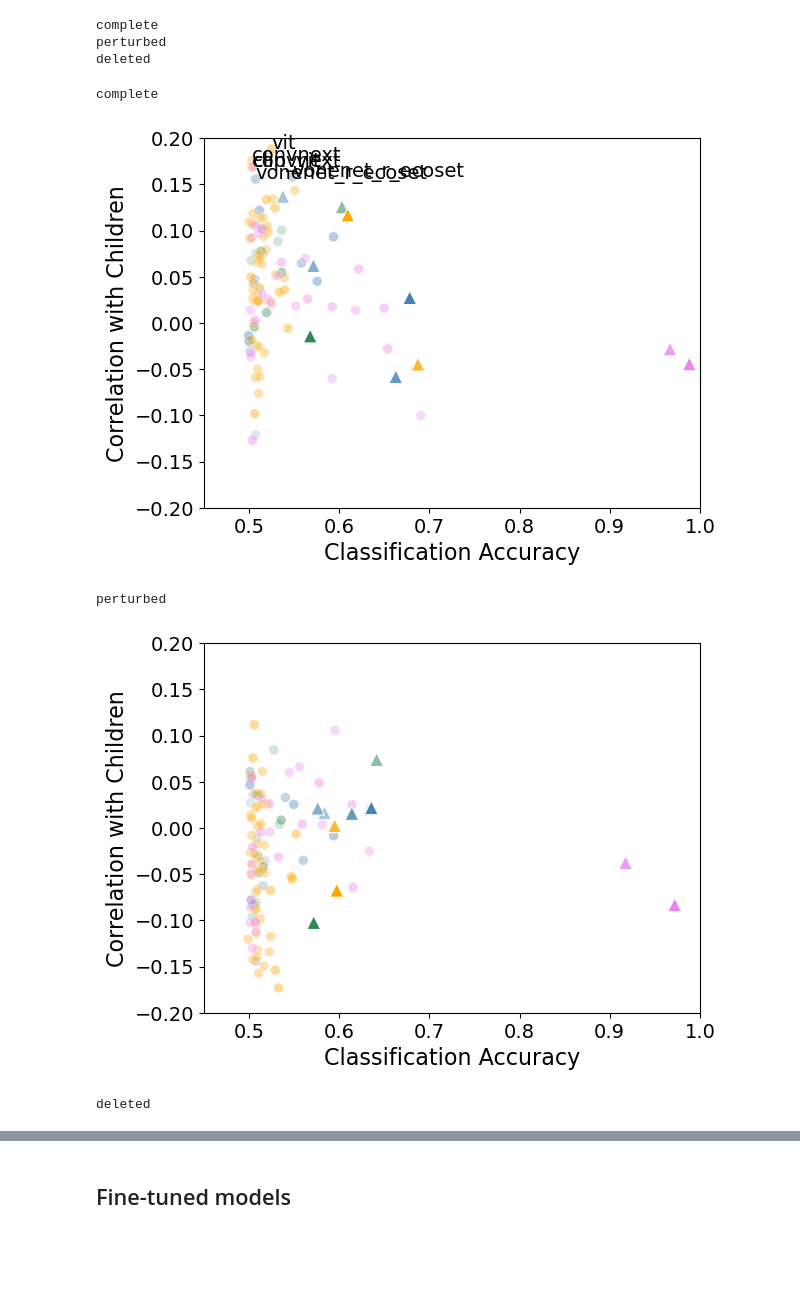
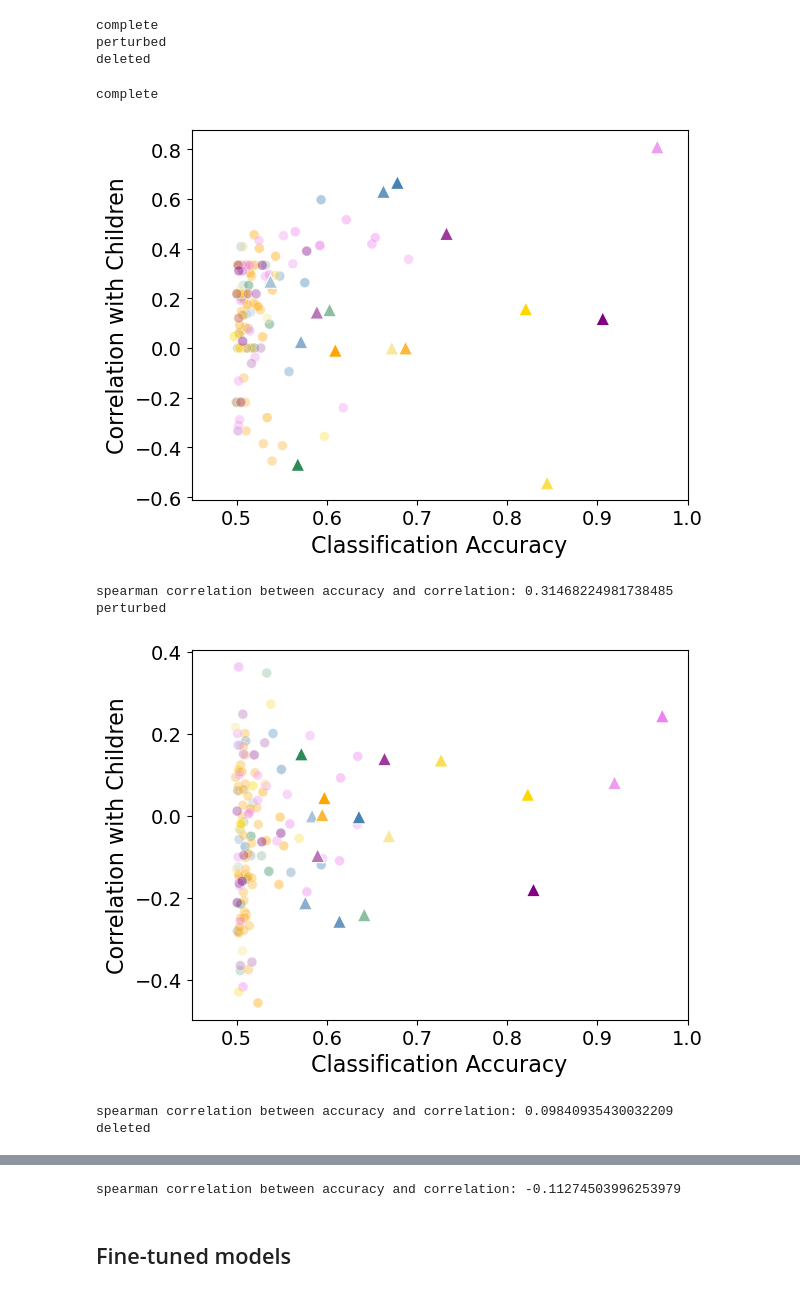
Before and after one commit to vayzenb/kornet, a Jupyter notebook: analyses/model_comparisons.ipynb, the cells around one changed output, grey strips where cells are left out. Drawn from its saved outputs; the diff is of its cells as text; code cells hidden in the pictures; blank space fills up the shorter version.

Commit message:
updated figures

```diff
--- a/analyses/model_comparisons.ipynb
+++ b/analyses/model_comparisons.ipynb
@@ -135,7 +135,7 @@ train_ns = [5, 10, 25, 50, 100, 150, 200, 250, 300]
 
 
 #load data
-sub_summary = pd.read_csv(f'{results_dir}/group_data/sub_summary_long_imputed_at_chance.csv')
+sub_summary = pd.read_csv(f'{results_dir}/group_data/sub_summary_long_impute_below_chance.csv')
 
 #load adult data
 sub_summary_adult = pd.read_csv(f'{results_dir}/group_data/sub_summary_adult.csv')
@@ -372,9 +372,7 @@ classifier = 'KNN'
 train_n = 150
 model_conds = ['Outline','Pert','IC']
 
-model_arch = ['vonenet_ff_ecoset','vonenet_ff_stylized-ecoset','vonenet_r_ecoset','vonenet_r_stylized-ecoset',
-              'SayCam', 'cvcl',
-                'convnext', 'vit','vit_dinov2', 'clip_vit']
+
                 #'resnet50', 'resnet50_21k','clip_resnet_15m', 'clip_resnet']
 all_colors = model_colors[0] + model_colors[1]
 
@@ -516,6 +514,8 @@ for cond in cond_names:
 
     #merge trainings sizes with all_organisms by model column
     all_organisms = pd.merge(all_organisms, train_size, on = 'model', how = 'left')
+
+
 
     #log transform training size
     #all_organisms['dataset_size'] = np.log(all_organisms['dataset_size'])
@@ -550,12 +550,12 @@ for cond in cond_names:
 
 
     #xlim = 50 million to 20 billion
-    plt.xlim(50000000, 20000000000)
+    plt.xlim(50000000, 25000000000)
 
     #xticks = 50 million to 20 billion
-    plt.xticks([50000000, 100000000, 1000000000, 10000000000], ['50M', '100M', '1B', '10B'])
+    #plt.xticks([50000000, 100000000, 1000000000, 10000000000], ['50M', '100M', '1B', '10B'])
 
-
+    plt.ylim(.45,1.02)
 
 
 
@@ -583,12 +583,13 @@ for cond in cond_names:
 
     #add labels to each point
     for i in range(len(model_data)):
-        ax.text(model_data['total_training'].values[i]+.1, model_data['acc'].values[i], model_data['model'].values[i], fontsize = 8)
+        ax.text(model_data['total_training'].values[i]+1000000, model_data['acc'].values[i]+.006, model_data['model'].values[i], fontsize = 8)
 
     #add labels to human data
     for i in range(len(human_data)):
-        ax.text(human_data['total_training'].values[i]+.1, human_data['acc'].values[i], human_data['model'].values[i], fontsize = 8)
+        ax.text(human_data['total_training'].values[i]+1000000, human_data['acc'].values[i]+.006, human_data['model'].values[i], fontsize = 8)
 
+    '''
     #add line at 50 million images
     plt.axvline(x=50000000, color='black', linestyle='--')
     #add line at 100 million images
@@ -599,9 +600,13 @@ for cond in cond_names:
 
     #add line at 10 billion images
     plt.axvline(x=10000000000, color='black', linestyle='--')
-
+    '''
 
     #save
     plt.savefig(f'{fig_dir}/{cond}_acc_by_experience.png', dpi = 300, bbox_inches = 'tight')
     plt.pause(.001)
+
+    #print spearman correlation between accuracy and total training with p value
+    print(cond)
+    print(f'spearman correlation between accuracy and total training: {model_data["acc"].corr(model_data["total_training"], method = "spearman")}')
 # %% [output]
@@ -675,6 +689,10 @@ complete
 perturbed
 deleted
 # %%
+model_colors = [sns.light_palette("steelblue", 6)[-4:]  + sns.light_palette("seagreen", 3)[-2:] + sns.light_palette("orange", 5)[-2:] + sns.light_palette("violet", 5)[-2:],
+                sns.light_palette("gold", 4)[-3:] + sns.light_palette("purple", 5)[-3:]]
+
+
 all_model_colors = model_colors[0] + model_colors[1]
 for cond in conds:
     print(cond)
@@ -699,39 +717,44 @@ for cond in conds:
     #for i in range(len(top_layer_data)):
     #    plt.scatter(top_layer_data['acc'].values[i], top_layer_data['corr'].values[i], color = all_model_colors[i], s = 100)
 
-
+    '''
     #add labels to points where acc > .7 and corr > .15
     for i in range(len(cond_summary)):
         if cond_summary['acc'].values[i] > .7 or cond_summary['corr'].values[i] > .15:
             plt.text(cond_summary['acc'].values[i], cond_summary['corr'].values[i], cond_summary['model'].values[i], fontsize = 14)
 
-    '''
+
     #add labels to top layer data
     for i in range(len(top_layer_data)):
         plt.text(top_layer_data['acc'].values[i], top_layer_data['corr'].values[i], top_layer_data['model'].values[i], fontsize = 14)
     #move legend outside of plot
     #plt.legend(loc='center left', bbox_to_anchor=(1, 0.5), fontsize = 14)
     '''
 
     #add X and Y labels
     plt.xlabel('Classification Accuracy', fontsize = 16)
     plt.ylabel('Correlation with Children', fontsize = 16)
 
     #increase font size of x and y labels
     plt.xticks(fontsize = 14)
     plt.yticks(fontsize = 14)
 
     #set lims
-    plt.ylim([-.2,.2])
+    #plt.ylim([-.2,.2])
     plt.xlim([.45,1])
 
     #remove legend
     plt.legend().remove()
 
     plt.pause(.001)
+
+    #print correlation between accuracy and correlation
+    print(f'spearman correlation between accuracy and correlation: {cond_summary["acc"].corr(cond_summary["corr"], method = "spearman")}')
 # %% [output]
 complete
-[figure, old version]
+[figure, new version]
+spearman correlation between accuracy and correlation: 0.31468224981738485
 perturbed
-[figure, old version]
+[figure, new version]
+spearman correlation between accuracy and correlation: 0.09840935430032209
 deleted
@@ -739,3 +762,4 @@ deleted
+spearman correlation between accuracy and correlation: -0.11274503996253979
 # %% [markdown]
 ## Fine-tuned models
 # %%
```
Also changed, not shown: parts of 5 cells of this notebook, 28 other files.
